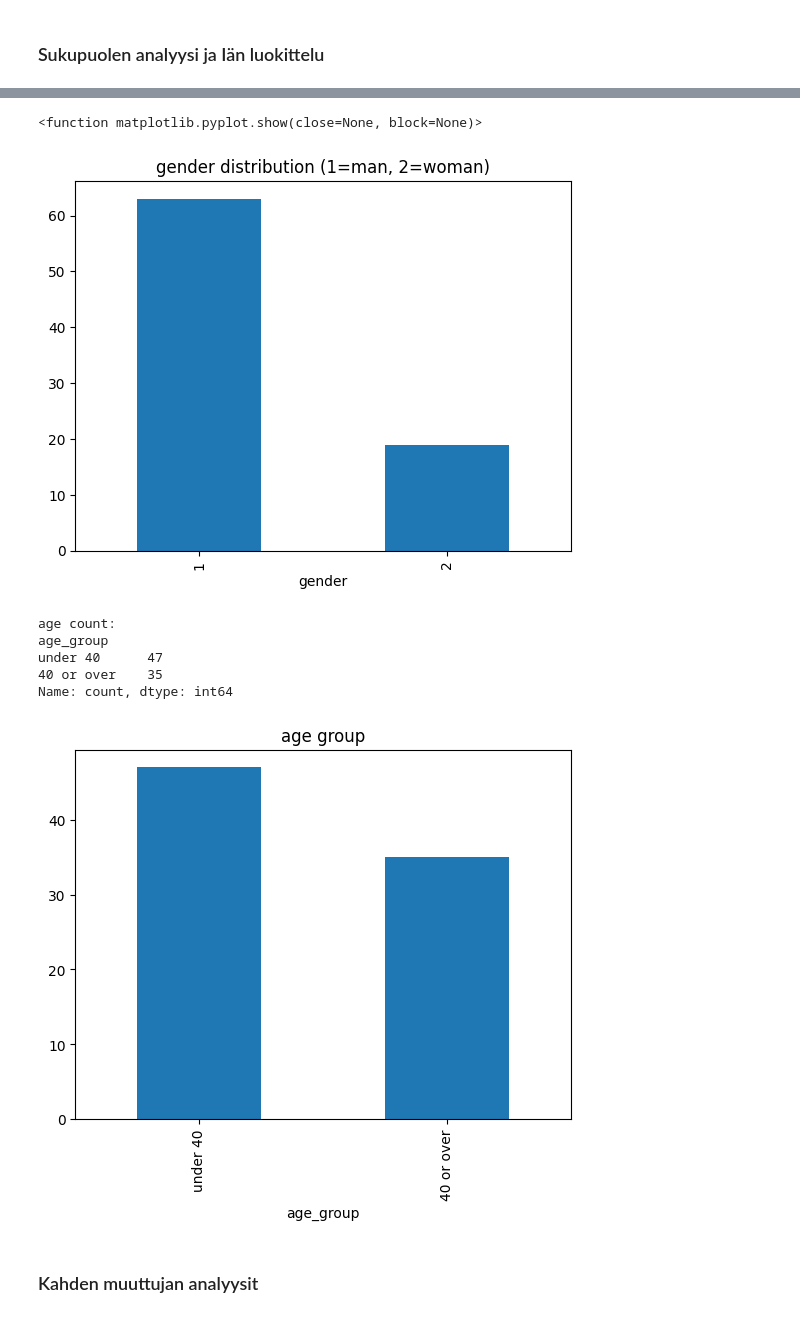
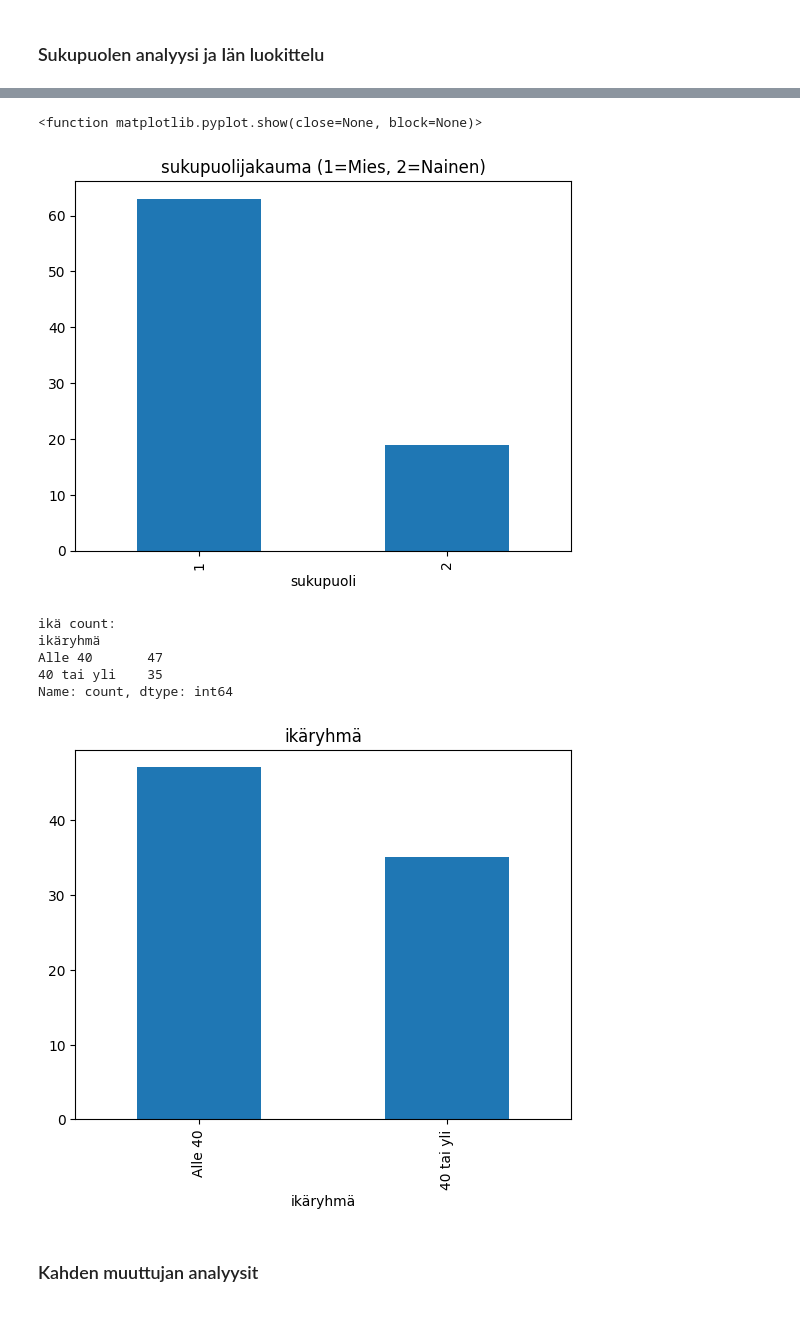
Before and after one commit to Stuffe1/python-analyysi, a Jupyter notebook: Notebook.ipynb, the cells around one changed output, grey strips where cells are left out. Drawn from its saved outputs; the diff is of its cells as text; code cells hidden in the pictures.

```diff
--- a/Notebook.ipynb
+++ b/Notebook.ipynb
@@ -6,4 +6,4 @@ import matplotlib.pyplot as plt
 import numpy as np
 import scipy.stats as stats
 
-df = pd.read_excel('WorkPlaceSatisfactionSurveyData_2.xlsx', sheet_name='Data')
+df = pd.read_excel('WorkPlaceSatisfactionSurveyData.xlsx', sheet_name='Data')
@@ -19,0 +29,3 @@ NameError: name 'df' is not defined
+# %%
+df= df.drop(columns=['holidayCabin', 'gym', 'muscleCare', 'healtcare'])
+df.head(1)
@@ -19,0 +37,5 @@ NameError: name 'df' is not defined
+# %%
+
+
+df = df.drop(columns=['number', 'education', 'salary', 'family', 'years_of_service'])
+df.head(1)
@@ -58,30 +90,30 @@ gender
 2    23.170732
 Name: proportion, dtype: float64
 # %%
-gender_count.plot(kind='bar')
-plt.title ('gender distribution (1=man, 2=woman)')
+sukupuoli_kpl.plot(kind='bar')
+plt.title ('sukupuolijakauma (1=Mies, 2=Nainen)')
 plt.show
 # %% [output]
 <function matplotlib.pyplot.show(close=None, block=None)>
-[figure, old version]
+[figure, new version]
 # %%
-df['age_group'] = ['under 40' if age < 40 else '40 or over' for age in df ['age']]
+df['ikäryhmä'] = ['Alle 40' if ikä < 40 else '40 tai yli' for ikä in df ['ikä']]
 
-age_group_count = df['age_group'].value_counts()
-print("age count:")
-print(age_group_count)
+ikäryhmä_kpl = df['ikäryhmä'].value_counts()
+print("ikä count:")
+print(ikäryhmä_kpl)
 # %% [output]
-age count:
-age_group
-under 40      47
-40 or over    35
+ikä count:
+ikäryhmä
+Alle 40       47
+40 tai yli    35
 Name: count, dtype: int64
 # %%
-age_group_count.plot(kind='bar')
-plt.title('age group')
+ikäryhmä_kpl.plot(kind='bar')
+plt.title('ikäryhmä')
 plt.show()
 # %% [output]
-[figure, old version]
+[figure, new version]
 # %% [markdown]
 ### Kahden muuttujan analyysit
 # %%
```
Also changed, not shown: parts of 17 cells of this notebook.
